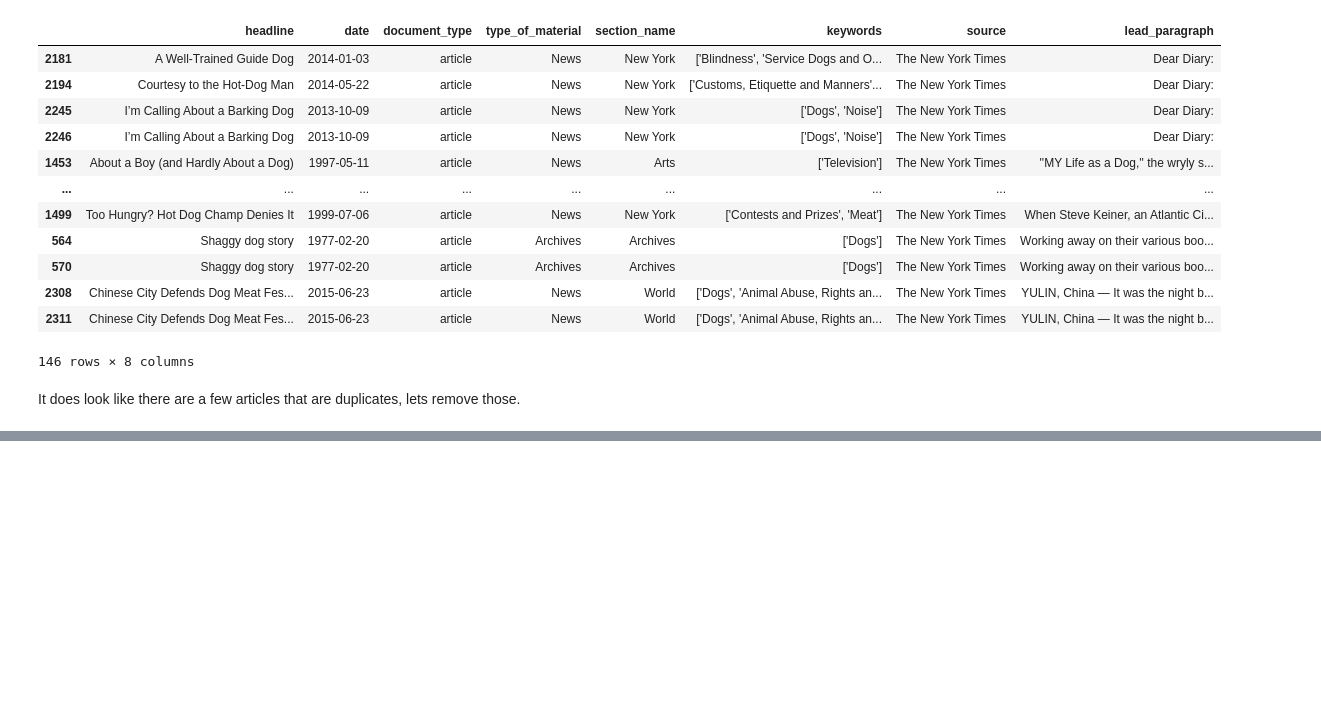
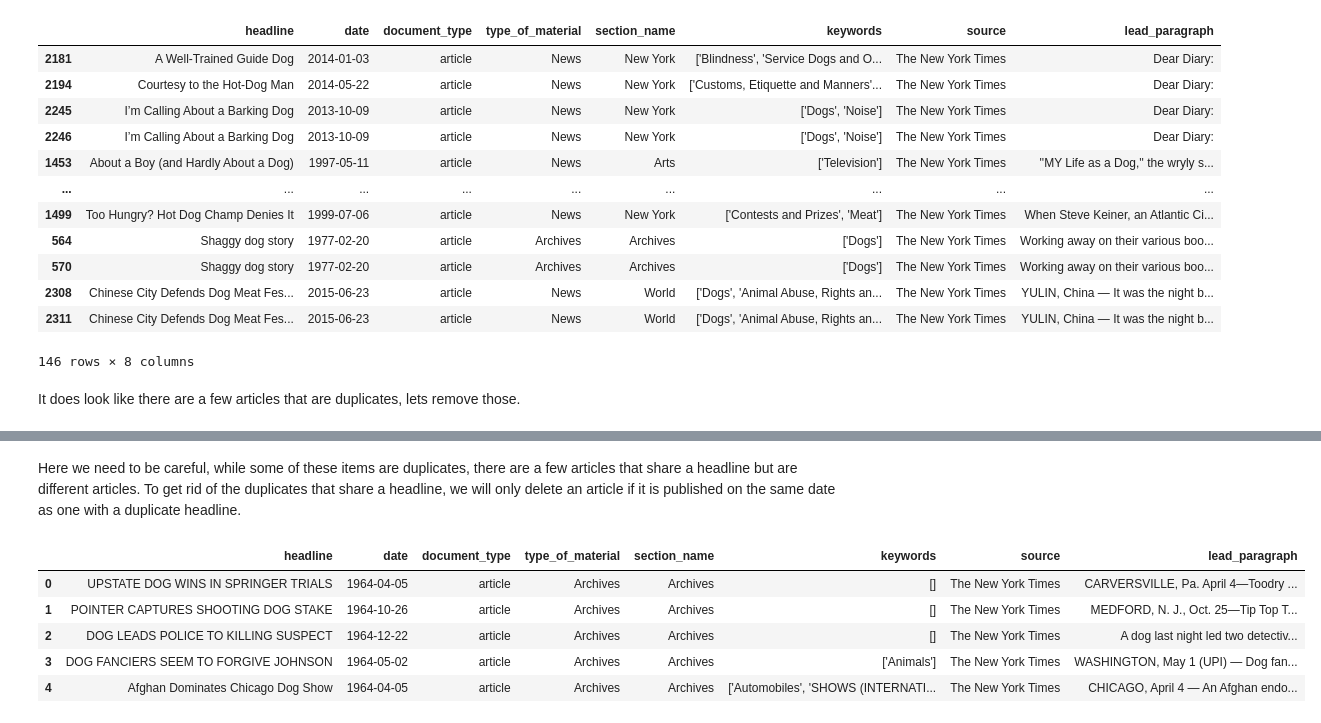
Before and after one commit to NPopkin/DogNews, a Jupyter notebook: Data Exploration and Cleaning.ipynb, the cells around one changed output, grey strips where cells are left out. Saved outputs shown, nothing was run; the diff lists cells and outputs as text; code cells hidden in the pictures; blank space fills up the shorter version.

```diff
--- a/Data Exploration and Cleaning.ipynb
+++ b/Data Exploration and Cleaning.ipynb
@@ -119,0 +141,16 @@ It does look like there are a few articles that are duplicates, lets remove thos
+# %% [markdown]
+Here we need to be careful, while some of these items are duplicates, there are a few articles that share a headline but are different articles.
+To get rid of the duplicates that share a headline, we will only delete an article if it is published on the same date as one with a duplicate headline.
+# %%
+data.drop_duplicates( subset = ['headline', 'date'],
+  keep = 'last', inplace = True)
+
+# print latest dataframe
+data.head()
+# %% [output]
+|  | headline | date | document_type | type_of_material | section_name | keywords | source | lead_paragraph |
+| 0 | UPSTATE DOG WINS IN SPRINGER TRIALS | 1964-04-05 | article | Archives | Archives | [] | The New York Times | CARVERSVILLE, Pa. April 4—Toodry ... |
+| 1 | POINTER CAPTURES SHOOTING DOG STAKE | 1964-10-26 | article | Archives | Archives | [] | The New York Times | MEDFORD, N. J., Oct. 25—Tip Top T... |
+| 2 | DOG LEADS POLICE TO KILLING SUSPECT | 1964-12-22 | article | Archives | Archives | [] | The New York Times | A dog last night led two detectiv... |
+| 3 | DOG FANCIERS SEEM TO FORGIVE JOHNSON | 1964-05-02 | article | Archives | Archives | ['Animals'] | The New York Times | WASHINGTON, May 1 (UPI) — Dog fan... |
+| 4 | Afghan Dominates Chicago Dog Show | 1964-04-05 | article | Archives | Archives | ['Automobiles', 'SHOWS (INTERNATI... | The New York Times | CHICAGO, April 4 — An Afghan endo... |
```
Also changed, not shown: parts of 18 cells of this notebook.
